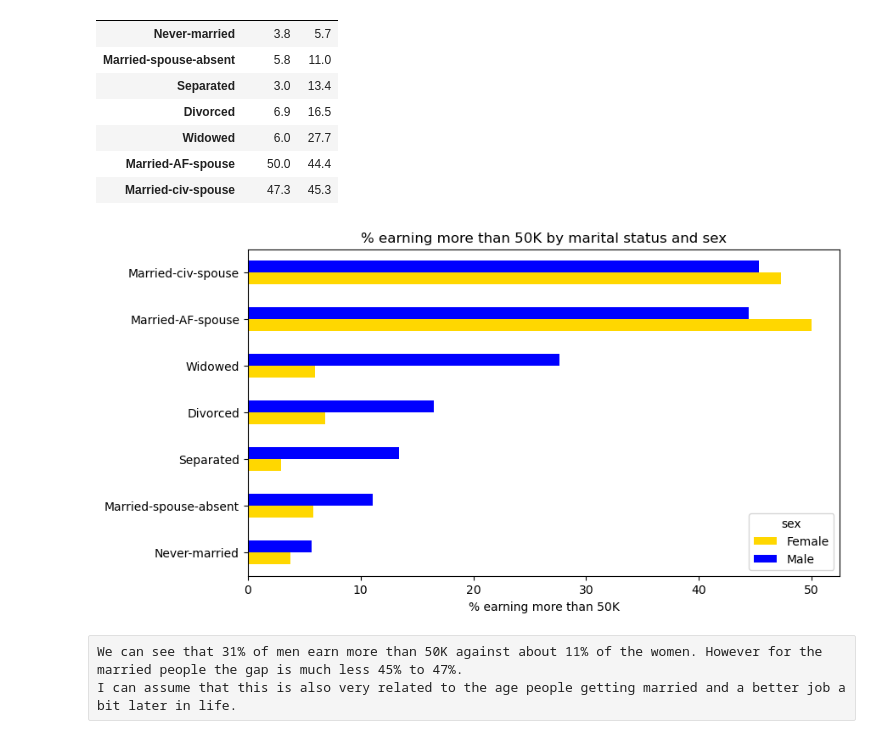
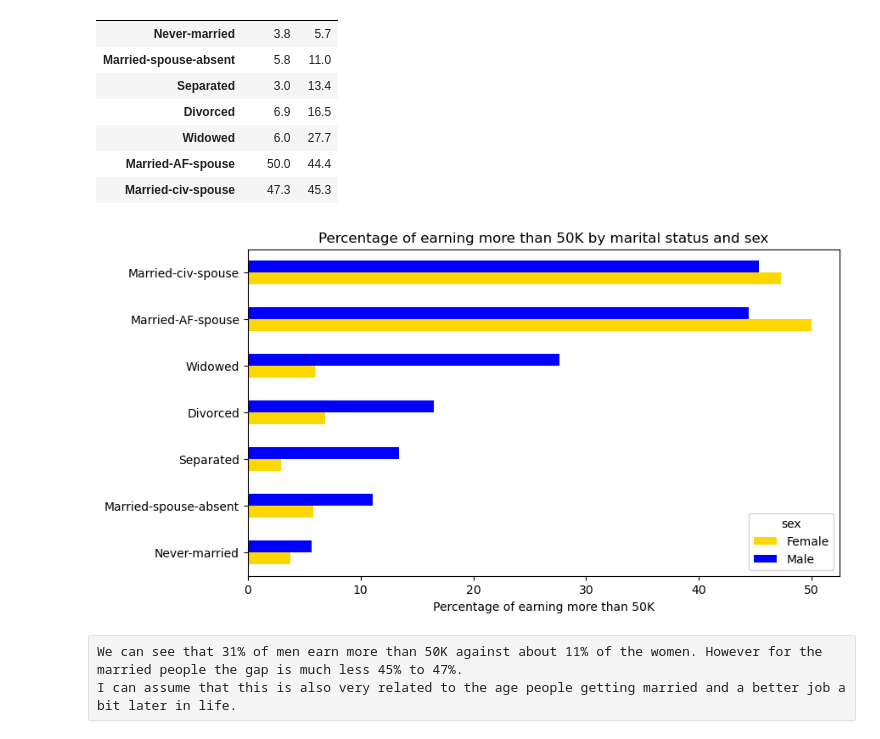
Before and after one commit to henr1quemorais/data-exploration-and-preparation-ca1, a Jupyter notebook: Adult Census Income.ipynb, the cells around one changed output. Cells and saved outputs as stored; diff of their text form; code cells hidden in the pictures.

```diff
--- a/Adult Census Income.ipynb
+++ b/Adult Census Income.ipynb
@@ -358,12 +358,12 @@ round(marital_sex, 1)
 | Married-civ-spouse | 47.3 | 45.3 |
 # %%
 marital_sex.plot(kind="barh", color=["gold", "blue"], figsize=(9, 5))
-plt.title("% earning more than 50K by marital status and sex")
-plt.xlabel("% earning more than 50K")
+plt.title("Percentage of earning more than 50K by marital status and sex")
+plt.xlabel("Percentage of earning more than 50K")
 plt.ylabel("")
 plt.show()
 # %% [output]
-[figure, old version]
+[figure, new version]
 # %% [raw]
 We can see that 31% of men earn more than 50K against about 11% of the women. However for the married people the gap is much less 45% to 47%.
 I can assume that this is also very related to the age people getting married and a better job a bit later in life.
```
Also changed, not shown: parts of 6 cells of this notebook, 2 other files.
